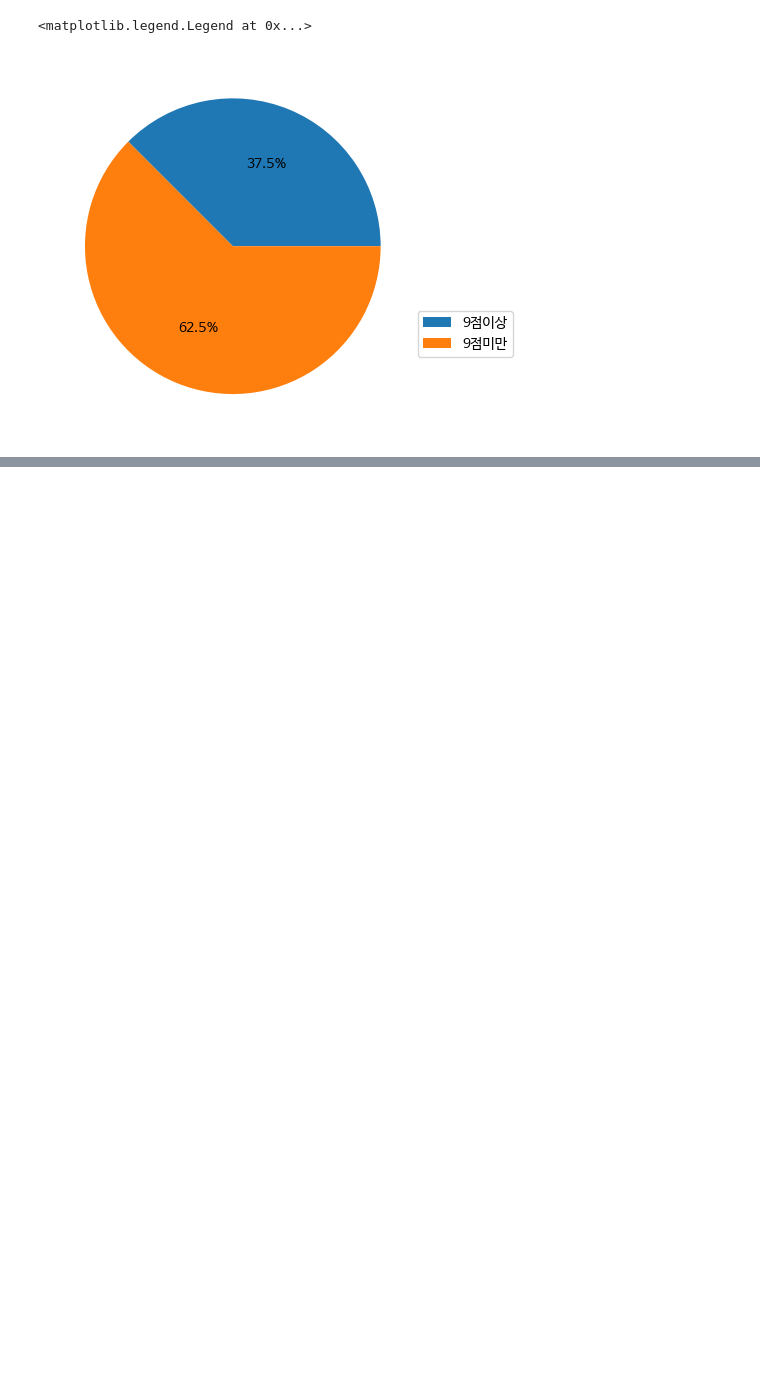
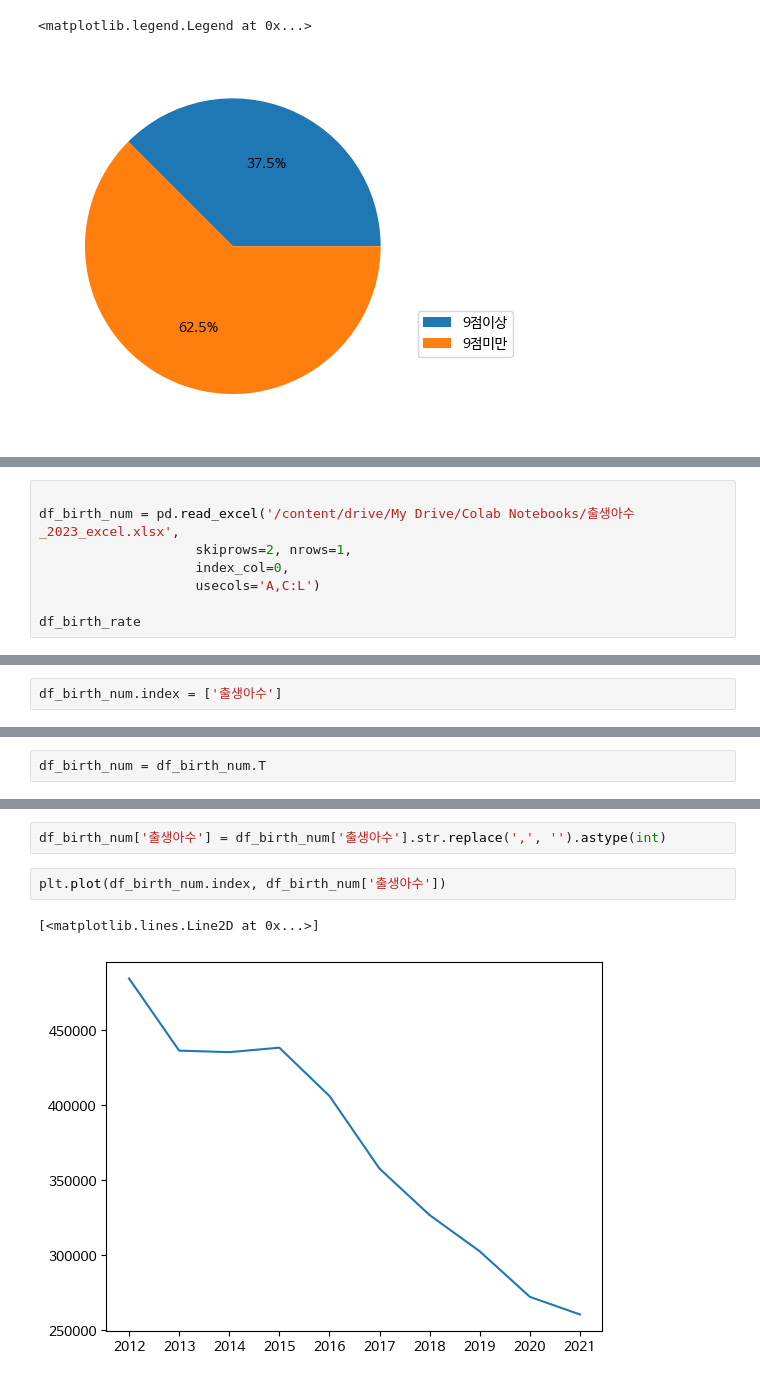
Before and after one commit to sukjin1/ed, a Jupyter notebook: Matplotlib_Nado.ipynb, the cells around one changed output, grey strips where cells are left out. Cells and saved outputs as stored; diff of their text form; blank space fills up the shorter version.

```diff
--- a/Matplotlib_Nado.ipynb
+++ b/Matplotlib_Nado.ipynb
@@ -824,0 +924,8 @@ plt.legend(loc=(1, 0.2), labels=labels)
+# %%
+
+df_birth_num = pd.read_excel('/content/drive/My Drive/Colab Notebooks/출생아수_2023_excel.xlsx',
+                    skiprows=2, nrows=1,
+                    index_col=0,
+                    usecols='A,C:L')
+
+df_birth_rate
@@ -824,0 +935,2 @@ plt.legend(loc=(1, 0.2), labels=labels)
+# %%
+df_birth_num.index = ['출생아수']
@@ -824,0 +961,2 @@ plt.legend(loc=(1, 0.2), labels=labels)
+# %%
+df_birth_num = df_birth_num.T
@@ -824,0 +977,7 @@ plt.legend(loc=(1, 0.2), labels=labels)
+# %%
+df_birth_num['출생아수'] = df_birth_num['출생아수'].str.replace(',', '').astype(int)
+# %%
+plt.plot(df_birth_num.index, df_birth_num['출생아수'])
+# %% [output]
+[<matplotlib.lines.Line2D at 0x...>]
+[figure, added]
```
Also changed, not shown: parts of 20 cells of this notebook.
